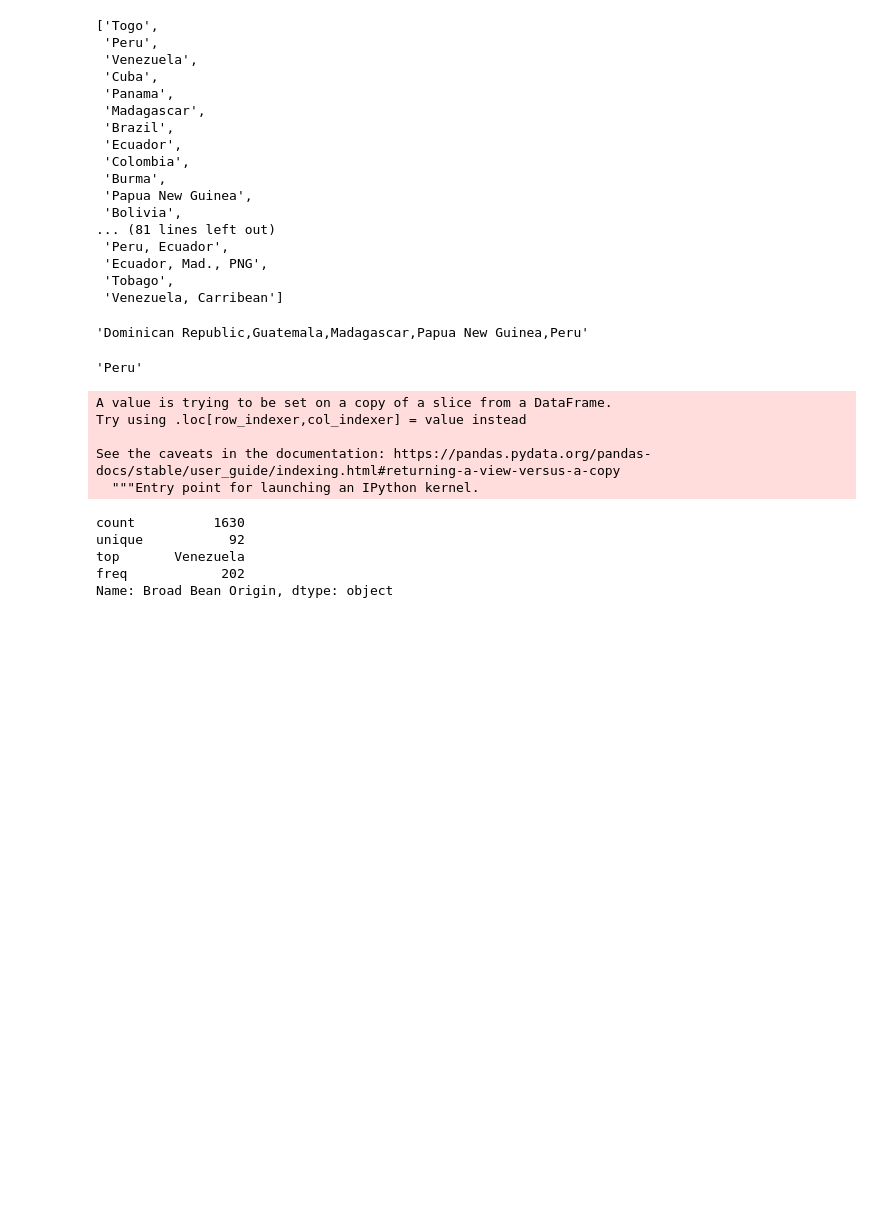
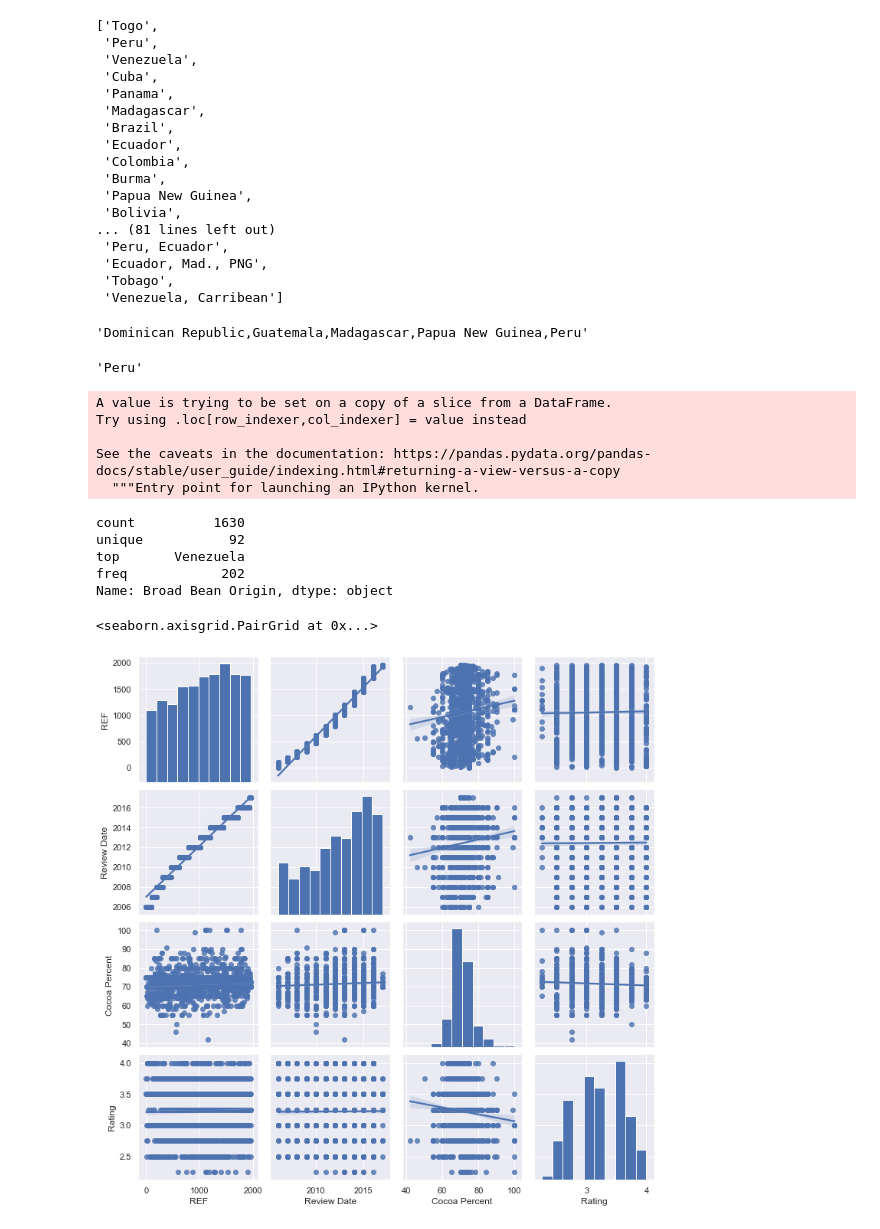
Before and after one commit to maverick-skillfactory/dst-15, a Jupyter notebook: module_2/eda.ipynb, the cells around one changed output. Cells and saved outputs as stored; diff of their text form; code cells hidden in the pictures; blank space fills up the shorter version.

```diff
--- a/module_2/eda.ipynb
+++ b/module_2/eda.ipynb
@@ -422,3 +422,8 @@ unique           92
 top       Venezuela
 freq            202
 Name: Broad Bean Origin, dtype: object
+# %%
+sns.pairplot(cacao, kind = 'reg')
+# %% [output]
+<seaborn.axisgrid.PairGrid at 0x...>
+[figure, added]
```
Also changed, not shown: parts of 9 cells of this notebook.
